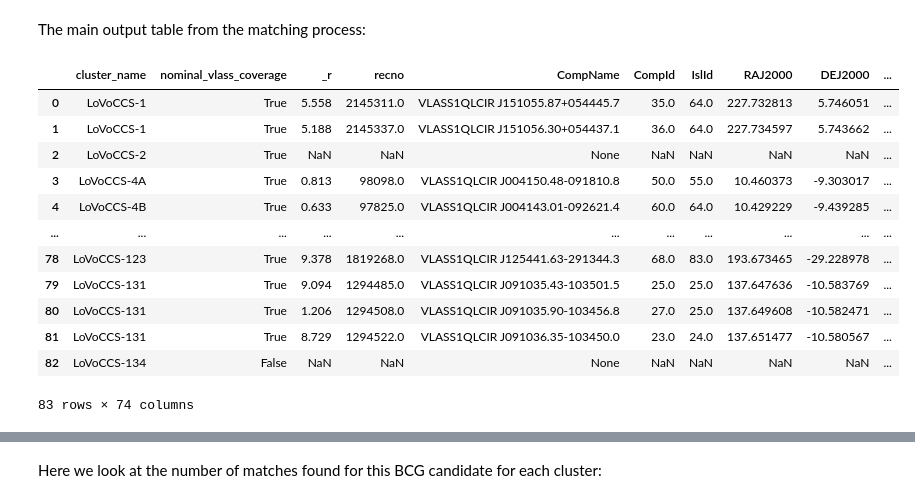
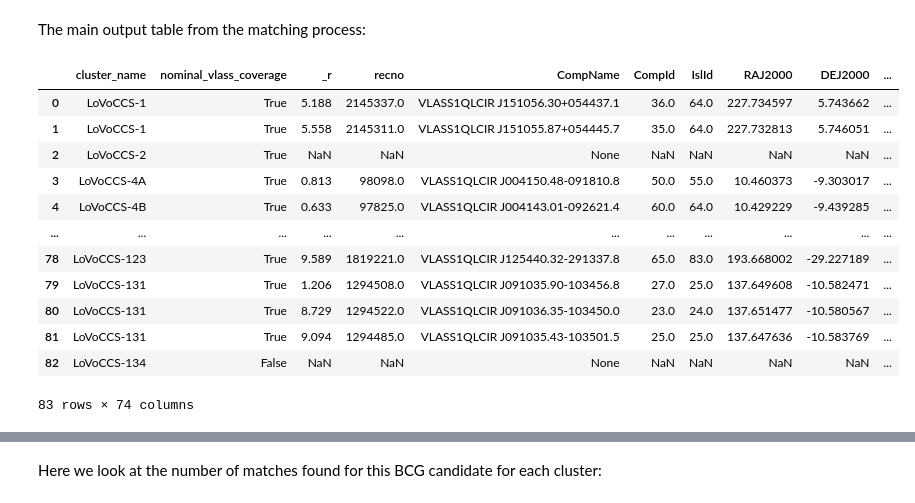
Before and after one commit to LoVoCCS/LoVoCCS-BCG-Ident, a Jupyter notebook: crossmatch_bcgcands_VLASS_GALEX.ipynb, the cells around one changed output, grey strips where cells are left out. Drawn from its saved outputs; the diff is of its cells as text; code cells hidden in the pictures.

Commit message:
Finished off the VLASS + GALEX cross matching candidate notebook for now

```diff
--- a/crossmatch_bcgcands_VLASS_GALEX.ipynb
+++ b/crossmatch_bcgcands_VLASS_GALEX.ipynb
@@ -14,3 +18,6 @@ from matplotlib import pyplot as plt
+# %%
+out_dir = 'outputs/vlass_galex_crossmatches/'
+os.makedirs(out_dir, exist_ok=True)
 # %% [markdown]
 ## Defining useful constants
 # %%
@@ -58,6 +65,11 @@ def vlass_search(coords_to_search):
             cur_seps = SkyCoord(cur_vlass_res[['RAJ2000', 'DEJ2000']].values, unit='deg').separation(cur_coord).to('arcsec')
             cur_vlass_res['arcsec_sep_from_bcg'] = cur_seps.value
 
+            # Sort so that the closest match appears highest in the table
+            cur_vlass_res.sort_values('arcsec_sep_from_bcg', inplace=True)
+
+            # Making the dataframe into a list that can be appended to our wider list for all clusters (it'll get
+            #  made back into a dataframe at the end) - yes it isn't very elegant but who cares
             bcg_cand_vlass += cur_vlass_res.values.tolist()
 
             # Stores the columns to help us reconstruct our dataframe later
@@ -133,6 +145,11 @@ def galex_search(coords_to_search):
             cur_seps = SkyCoord(cur_galex_res[['RAJ2000', 'DEJ2000']].values, unit='deg').separation(cur_coord).to('arcsec')
             cur_galex_res['arcsec_sep_from_bcg'] = cur_seps.value
 
+            # Sort so that the closest match appears highest in the table
+            cur_galex_res.sort_values('arcsec_sep_from_bcg', inplace=True)
+
+            # Making the dataframe into a list that can be appended to our wider list for all clusters (it'll get
+            #  made back into a dataframe at the end) - yes it isn't very elegant but who cares
             bcg_cand_galex += cur_galex_res.values.tolist()
 
             # Stores the columns to help us reconstruct our dataframe later
@@ -250,18 +267,19 @@ bcg1_cand_vlass, bcg1_cand_vlass_nummatches, bcg1_cand_vlass_nomatch_clnames = v
 # %% [markdown]
 The main output table from the matching process:
 # %%
+bcg1_cand_vlass.to_csv(out_dir + "bcg1_cands_vlass_searchrad{r}.csv".format(r=str(VLASS_SEARCH_RAD).replace(' ', '')), index=False)
 bcg1_cand_vlass
 # %% [output]
 |  | cluster_name | nominal_vlass_coverage | _r | recno | CompName | CompId | IslId | RAJ2000 | DEJ2000 | ... |
-| 0 | LoVoCCS-1 | True | 5.558 | 2145311.0 | VLASS1QLCIR J151055.87+054445.7 | 35.0 | 64.0 | 227.732813 | 5.746051 | ... |
-| 1 | LoVoCCS-1 | True | 5.188 | 2145337.0 | VLASS1QLCIR J151056.30+054437.1 | 36.0 | 64.0 | 227.734597 | 5.743662 | ... |
+| 0 | LoVoCCS-1 | True | 5.188 | 2145337.0 | VLASS1QLCIR J151056.30+054437.1 | 36.0 | 64.0 | 227.734597 | 5.743662 | ... |
+| 1 | LoVoCCS-1 | True | 5.558 | 2145311.0 | VLASS1QLCIR J151055.87+054445.7 | 35.0 | 64.0 | 227.732813 | 5.746051 | ... |
 | 2 | LoVoCCS-2 | True | NaN | NaN | None | NaN | NaN | NaN | NaN | ... |
 | 3 | LoVoCCS-4A | True | 0.813 | 98098.0 | VLASS1QLCIR J004150.48-091810.8 | 50.0 | 55.0 | 10.460373 | -9.303017 | ... |
 | 4 | LoVoCCS-4B | True | 0.633 | 97825.0 | VLASS1QLCIR J004143.01-092621.4 | 60.0 | 64.0 | 10.429229 | -9.439285 | ... |
 | ... | ... | ... | ... | ... | ... | ... | ... | ... | ... | ... |
-| 78 | LoVoCCS-123 | True | 9.378 | 1819268.0 | VLASS1QLCIR J125441.63-291344.3 | 68.0 | 83.0 | 193.673465 | -29.228978 | ... |
-| 79 | LoVoCCS-131 | True | 9.094 | 1294485.0 | VLASS1QLCIR J091035.43-103501.5 | 25.0 | 25.0 | 137.647636 | -10.583769 | ... |
-| 80 | LoVoCCS-131 | True | 1.206 | 1294508.0 | VLASS1QLCIR J091035.90-103456.8 | 27.0 | 25.0 | 137.649608 | -10.582471 | ... |
-| 81 | LoVoCCS-131 | True | 8.729 | 1294522.0 | VLASS1QLCIR J091036.35-103450.0 | 23.0 | 24.0 | 137.651477 | -10.580567 | ... |
+| 78 | LoVoCCS-123 | True | 9.589 | 1819221.0 | VLASS1QLCIR J125440.32-291337.8 | 65.0 | 83.0 | 193.668002 | -29.227189 | ... |
+| 79 | LoVoCCS-131 | True | 1.206 | 1294508.0 | VLASS1QLCIR J091035.90-103456.8 | 27.0 | 25.0 | 137.649608 | -10.582471 | ... |
+| 80 | LoVoCCS-131 | True | 8.729 | 1294522.0 | VLASS1QLCIR J091036.35-103450.0 | 23.0 | 24.0 | 137.651477 | -10.580567 | ... |
+| 81 | LoVoCCS-131 | True | 9.094 | 1294485.0 | VLASS1QLCIR J091035.43-103501.5 | 25.0 | 25.0 | 137.647636 | -10.583769 | ... |
 | 82 | LoVoCCS-134 | False | NaN | NaN | None | NaN | NaN | NaN | NaN | ... |
 83 rows × 74 columns
```
Also changed, not shown: parts of 12 cells of this notebook.
